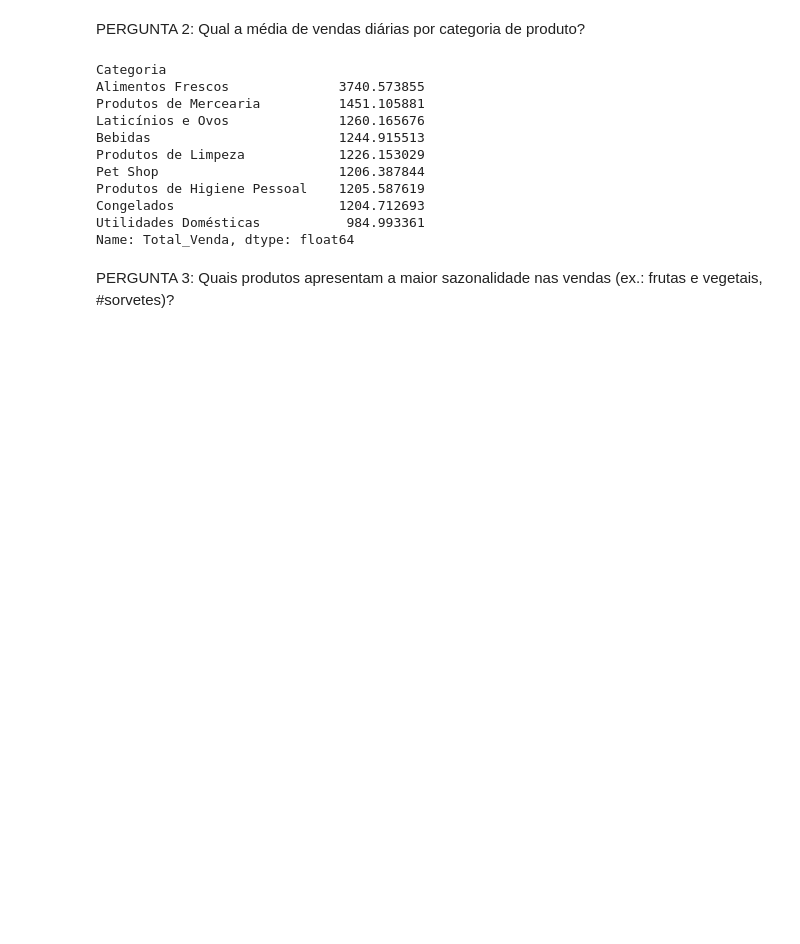
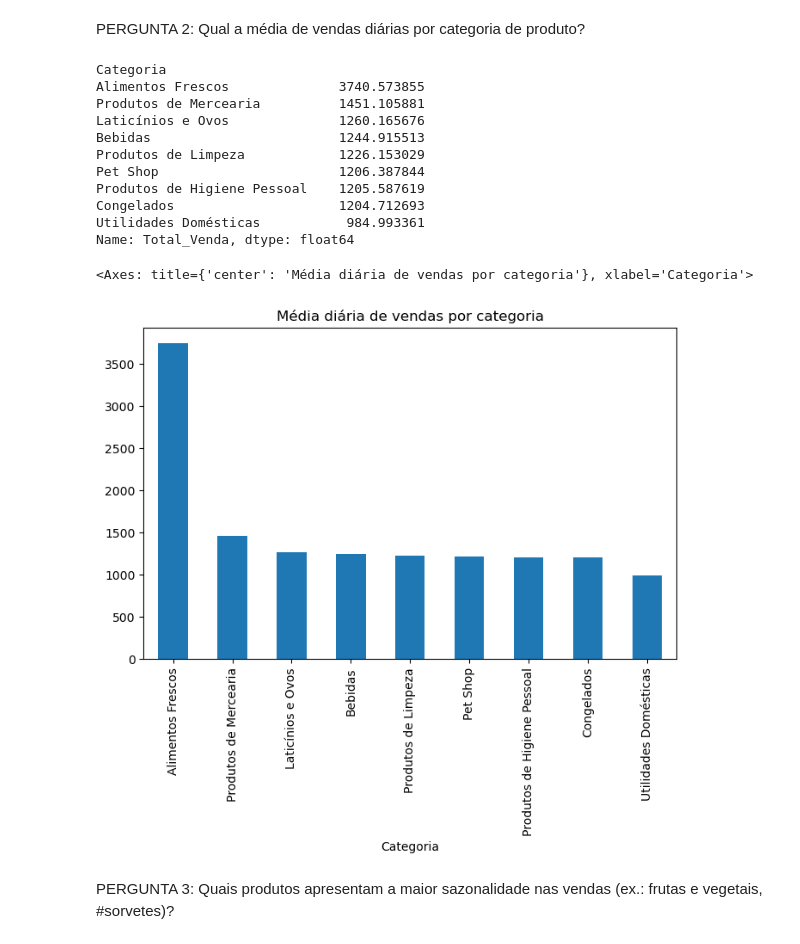
Before and after one commit to denisemasar/analise_vendas, a Jupyter notebook: analise_vendas.ipynb, the cells around one changed output. Saved outputs shown, nothing was run; the diff lists cells and outputs as text; code cells hidden in the pictures; blank space fills up the shorter version.

```diff
--- a/analise_vendas.ipynb
+++ b/analise_vendas.ipynb
@@ -249,6 +268,16 @@ Produtos de Higiene Pessoal    1205.587619
 Congelados                     1204.712693
 Utilidades Domésticas           984.993361
 Name: Total_Venda, dtype: float64
+# %%
+#Criação de gráfico para visualizar a média diária de vendas por categoria.
+media_diaria_categoria.plot(
+    kind="bar",
+    figsize=(8,5),
+    title="Média diária de vendas por categoria"
+)
+# %% [output]
+<Axes: title={'center': 'Média diária de vendas por categoria'}, xlabel='Categoria'>
+[figure, added]
 # %% [markdown]
 PERGUNTA 3:  Quais produtos apresentam a maior sazonalidade nas vendas (ex.: frutas e vegetais,
 #sorvetes)?
```
Also changed, not shown: parts of 30 cells of this notebook, 1 other file.
